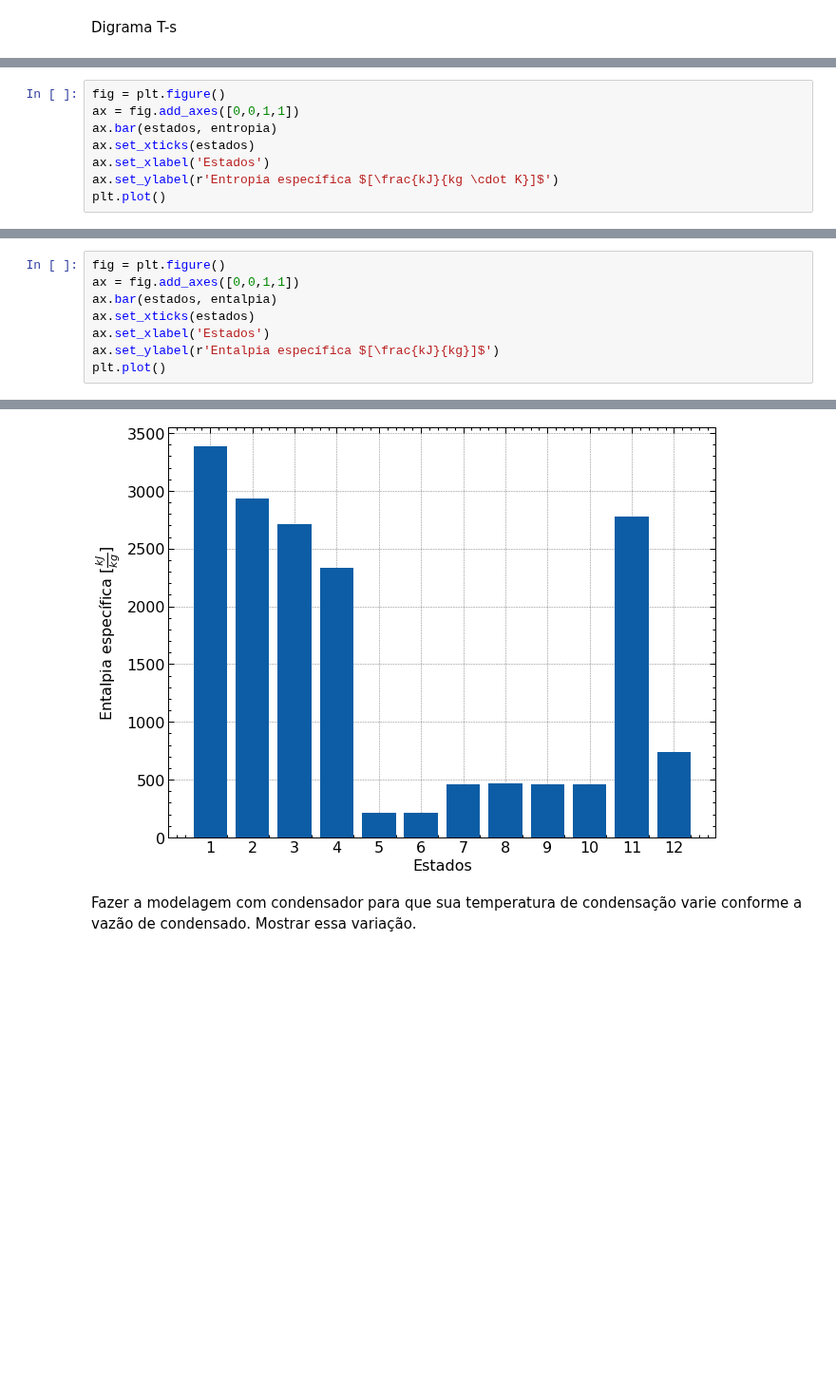
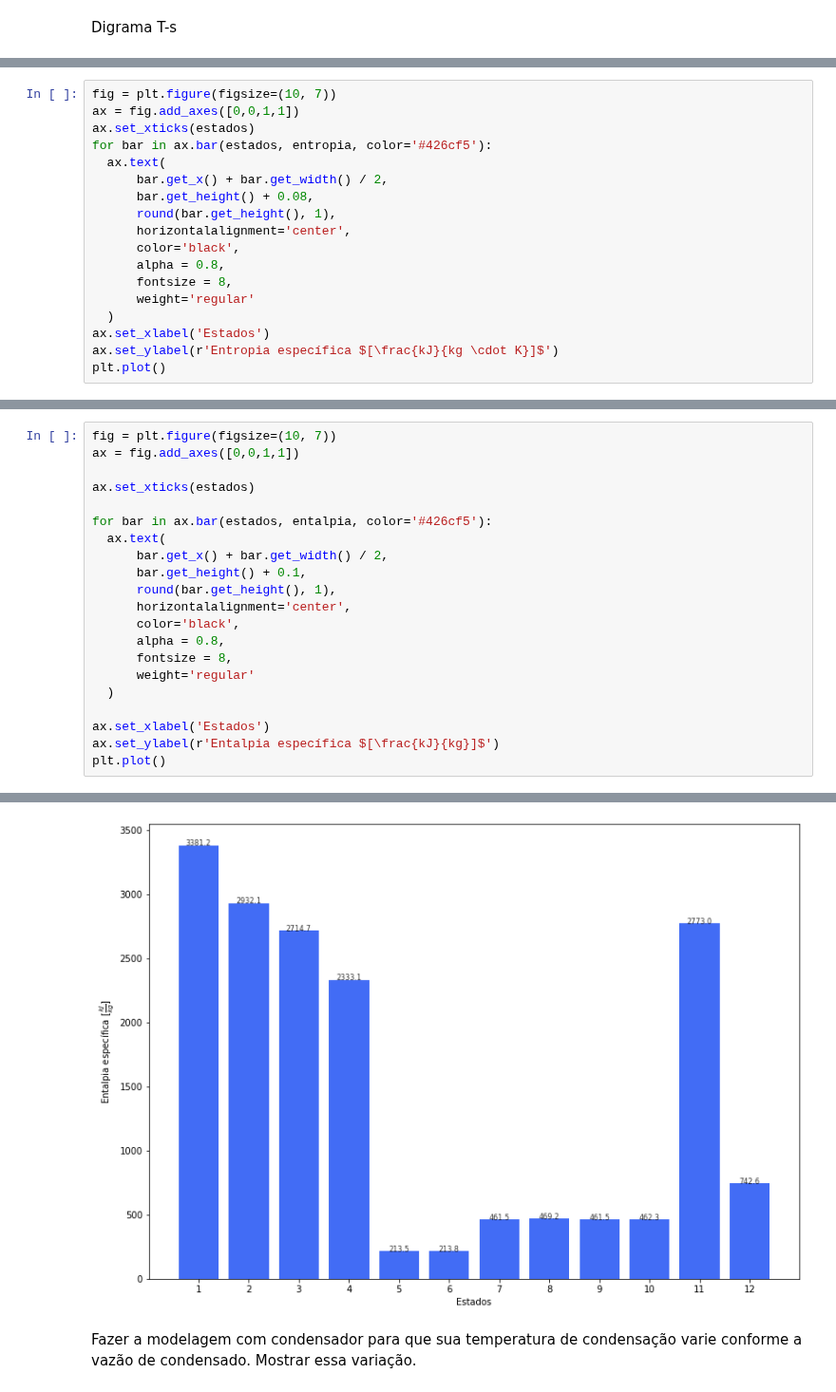
Before and after one commit to luaneng/gdv, a Jupyter notebook: projeto/main.ipynb, the cells around one changed output, grey strips where cells are left out. Shown at 95% size. Cells and saved outputs as stored; diff of their text form; blank space fills up the shorter version.

```diff
--- a/projeto/main.ipynb
+++ b/projeto/main.ipynb
@@ -444,8 +444,18 @@ plt.show()
 # %%
-fig = plt.figure()
+fig = plt.figure(figsize=(10, 7))
 ax = fig.add_axes([0,0,1,1])
-ax.bar(estados, entropia)
 ax.set_xticks(estados)
+for bar in ax.bar(estados, entropia, color='#426cf5'):
+  ax.text(
+      bar.get_x() + bar.get_width() / 2,
+      bar.get_height() + 0.08,
+      round(bar.get_height(), 1),
+      horizontalalignment='center',
+      color='black',
+      alpha = 0.8,
+      fontsize = 8,
+      weight='regular'
+  )
 ax.set_xlabel('Estados')
 ax.set_ylabel(r'Entropia específica $[\frac{kJ}{kg \cdot K}]$')
 plt.plot()
@@ -455,14 +465,27 @@ plt.plot()
 # %%
-fig = plt.figure()
+fig = plt.figure(figsize=(10, 7))
 ax = fig.add_axes([0,0,1,1])
-ax.bar(estados, entalpia)
+
 ax.set_xticks(estados)
+
+for bar in ax.bar(estados, entalpia, color='#426cf5'):
+  ax.text(
+      bar.get_x() + bar.get_width() / 2,
+      bar.get_height() + 0.1,
+      round(bar.get_height(), 1),
+      horizontalalignment='center',
+      color='black',
+      alpha = 0.8,
+      fontsize = 8,
+      weight='regular'
+  )
+
 ax.set_xlabel('Estados')
 ax.set_ylabel(r'Entalpia específica $[\frac{kJ}{kg}]$')
 plt.plot()
 # %% [output]
 []
-[figure, old version]
+[figure, new version]
 # %% [markdown]
 Fazer a modelagem com condensador para que sua temperatura de condensação
 varie conforme a vazão de condensado. Mostrar essa variação.
```
Also changed, not shown: parts of 9 cells of this notebook.
